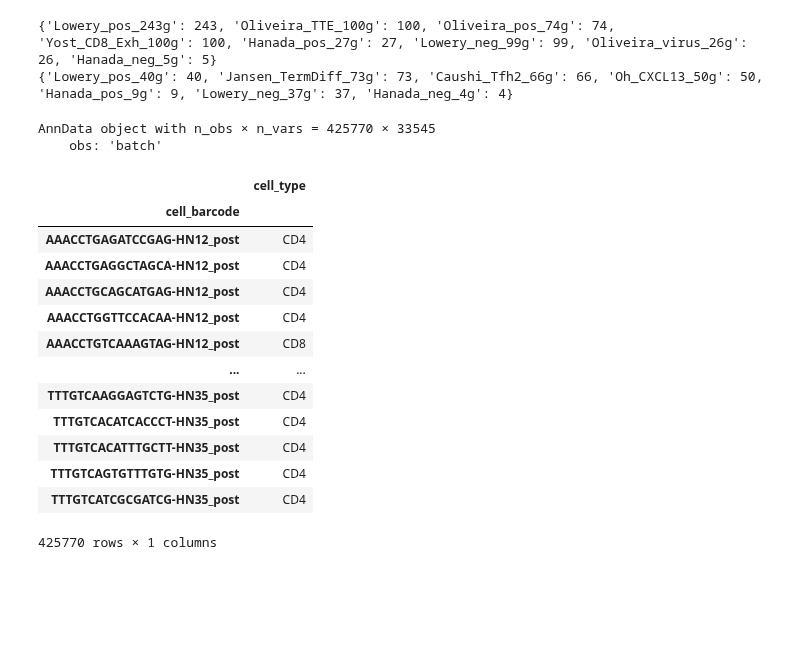
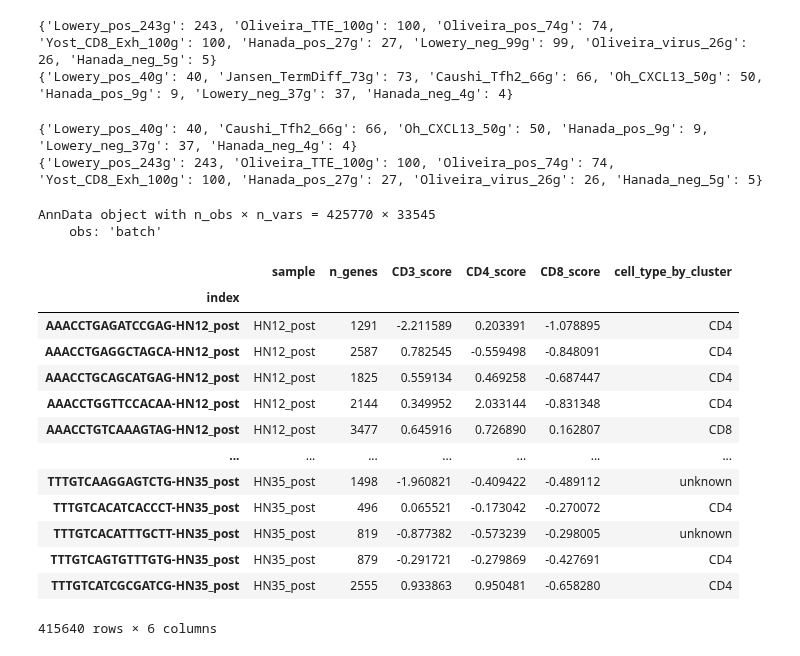
Before and after one commit to Sun-lab/CAT, a Jupyter notebook: Li_2025/clustering.ipynb, the cells around one changed output. Saved outputs shown, nothing was run; the diff lists cells and outputs as text; code cells hidden in the pictures; blank space fills up the shorter version.

```diff
--- a/Li_2025/clustering.ipynb
+++ b/Li_2025/clustering.ipynb
@@ -24,6 +24,14 @@ data_dir = "GSE288199_raw"
 # %% [output]
 {'Lowery_pos_243g': 243, 'Oliveira_TTE_100g': 100, 'Oliveira_pos_74g': 74, 'Yost_CD8_Exh_100g': 100, 'Hanada_pos_27g': 27, 'Lowery_neg_99g': 99, 'Oliveira_virus_26g': 26, 'Hanada_neg_5g': 5}
 {'Lowery_pos_40g': 40, 'Jansen_TermDiff_73g': 73, 'Caushi_Tfh2_66g': 66, 'Oh_CXCL13_50g': 50, 'Hanada_pos_9g': 9, 'Lowery_neg_37g': 37, 'Hanada_neg_4g': 4}
+# %%
+del sigs_CD4['Jansen_TermDiff_73g']
+del sigs_CD8['Lowery_neg_99g']
+print({k: len(v) for k, v in sigs_CD4.items()})
+print({k: len(v) for k, v in sigs_CD8.items()})
+# %% [output]
+{'Lowery_pos_40g': 40, 'Caushi_Tfh2_66g': 66, 'Oh_CXCL13_50g': 50, 'Hanada_pos_9g': 9, 'Lowery_neg_37g': 37, 'Hanada_neg_4g': 4}
+{'Lowery_pos_243g': 243, 'Oliveira_TTE_100g': 100, 'Oliveira_pos_74g': 74, 'Yost_CD8_Exh_100g': 100, 'Hanada_pos_27g': 27, 'Oliveira_virus_26g': 26, 'Hanada_neg_5g': 5}
 # %%
 sample_dirs = [d for d in os.listdir(data_dir)
                if os.path.isdir(os.path.join(data_dir, d))]
@@ -94,23 +102,23 @@ adata_concat
 AnnData object with n_obs × n_vars = 425770 × 33545
     obs: 'batch'
 # %%
-predicted = pd.read_csv("cell_type.csv", index_col="cell_barcode")
+predicted = pd.read_csv("cell_type.csv", index_col="index")
 predicted
 # %% [output]
-|  | cell_type |
-| cell_barcode |  |
-| AAACCTGAGATCCGAG-HN12_post | CD4 |
-| AAACCTGAGGCTAGCA-HN12_post | CD4 |
-| AAACCTGCAGCATGAG-HN12_post | CD4 |
-| AAACCTGGTTCCACAA-HN12_post | CD4 |
-| AAACCTGTCAAAGTAG-HN12_post | CD8 |
-| ... | ... |
-| TTTGTCAAGGAGTCTG-HN35_post | CD4 |
-| TTTGTCACATCACCCT-HN35_post | CD4 |
-| TTTGTCACATTTGCTT-HN35_post | CD4 |
-| TTTGTCAGTGTTTGTG-HN35_post | CD4 |
-| TTTGTCATCGCGATCG-HN35_post | CD4 |
+|  | sample | n_genes | CD3_score | CD4_score | CD8_score | cell_type_by_cluster |
+| index |  |  |  |  |  |  |
+| AAACCTGAGATCCGAG-HN12_post | HN12_post | 1291 | -2.211589 | 0.203391 | -1.078895 | CD4 |
+| AAACCTGAGGCTAGCA-HN12_post | HN12_post | 2587 | 0.782545 | -0.559498 | -0.848091 | CD4 |
+| AAACCTGCAGCATGAG-HN12_post | HN12_post | 1825 | 0.559134 | 0.469258 | -0.687447 | CD4 |
+| AAACCTGGTTCCACAA-HN12_post | HN12_post | 2144 | 0.349952 | 2.033144 | -0.831348 | CD4 |
+| AAACCTGTCAAAGTAG-HN12_post | HN12_post | 3477 | 0.645916 | 0.726890 | 0.162807 | CD8 |
+| ... | ... | ... | ... | ... | ... | ... |
+| TTTGTCAAGGAGTCTG-HN35_post | HN35_post | 1498 | -1.960821 | -0.409422 | -0.489112 | unknown |
+| TTTGTCACATCACCCT-HN35_post | HN35_post | 496 | 0.065521 | -0.173042 | -0.270072 | CD4 |
+| TTTGTCACATTTGCTT-HN35_post | HN35_post | 819 | -0.877382 | -0.573239 | -0.298005 | unknown |
+| TTTGTCAGTGTTTGTG-HN35_post | HN35_post | 879 | -0.291721 | -0.279869 | -0.427691 | CD4 |
+| TTTGTCATCGCGATCG-HN35_post | HN35_post | 2555 | 0.933863 | 0.950481 | -0.658280 | CD4 |
-425770 rows × 1 columns
+415640 rows × 6 columns
 # %%
 
 all_genes_flat_CD8 = [item for sublist in sigs_CD8.values() for item in sublist]
```
Also changed, not shown: parts of 4 cells of this notebook, 2 other files.
